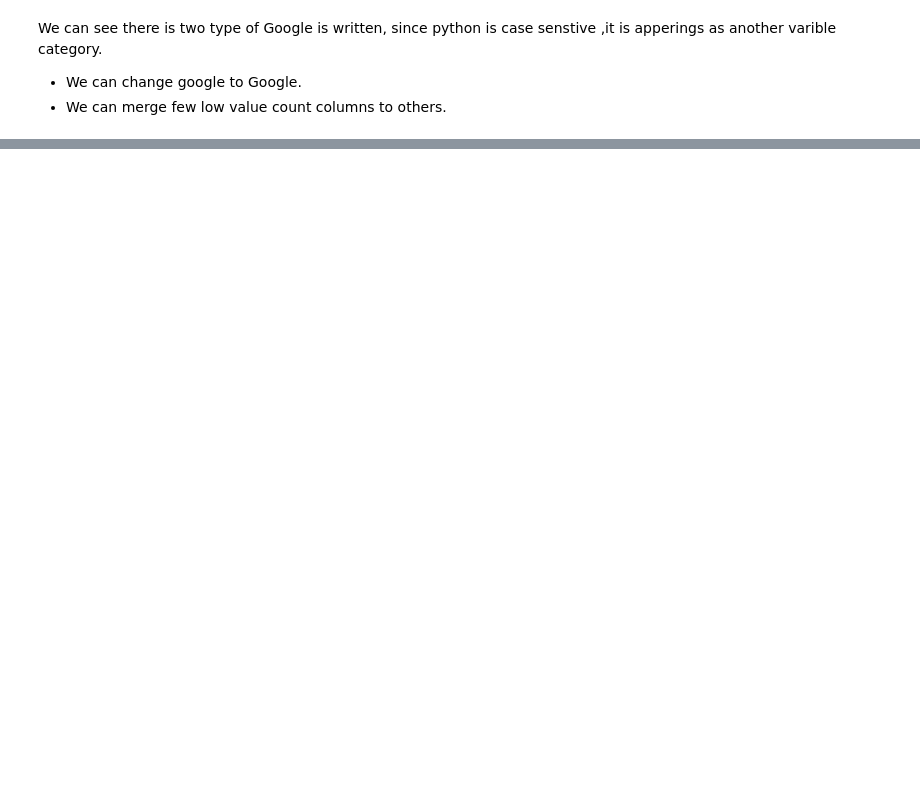
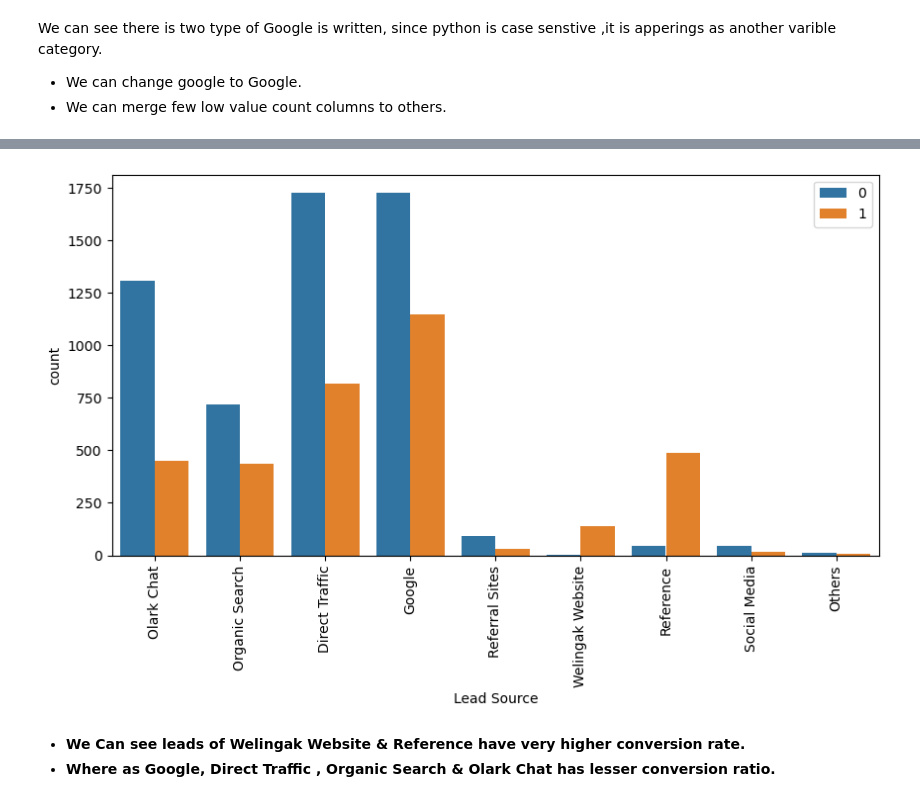
Before and after one commit to charudavis/UpGrad_CaseStudy_Lead, a Jupyter notebook: Lead_Score_Model.ipynb, the cells around one changed output, grey strips where cells are left out. Saved outputs shown, nothing was run; the diff lists cells and outputs as text; code cells hidden in the pictures; blank space fills up the shorter version.

```diff
--- a/Lead_Score_Model.ipynb
+++ b/Lead_Score_Model.ipynb
@@ -128,6 +138,10 @@ Last Notable Activity                             0.00
 dtype: float64
 # %% [markdown]
 - **We dropped the columns having more than 40% null values.**
+# %%
+#Converting 'Select' values to NaN.
+
+leads_df = leads_df.replace('Select', np.nan)
 # %% [markdown]
 Letus check columns one by one & clean them
 # %%
@@ -208,3 +213,7 @@ plt.show()
 We can see there is two type of Google is written, since python is case senstive ,it is apperings as another varible category.
 - We can change google to Google.
 - We can merge few low value count columns to others.
+# %%
+leads_df['Lead Source']=leads_df['Lead Source'].replace("google","Google")
+leads_df['Lead Source']=leads_df['Lead Source'].replace(["Facebook",'youtubechannel','Live Chat'],'Social Media')
+leads_df['Lead Source']=leads_df['Lead Source'].replace(["blog", "Pay per Click Ads","bing","WeLearn","Click2call","welearnblog_Home","testone","Press_Release","NC_EDM"],"Others")
@@ -210,0 +234,12 @@ We can see there is two type of Google is written, since python is case senstive
+# %%
+# Lets do Univariate Analysis of Lead Source
+plt.figure(figsize=(10,5))
+s1=sns.countplot(leads_df['Lead Source'], hue=leads_df['Converted'])
+plt.xticks(rotation=90)
+plt.legend(loc=1)
+plt.show()
+# %% [output]
+[figure, added]
+# %% [markdown]
+ - **We Can see leads of Welingak Website & Reference have very higher conversion rate.**
+ - **Where as Google, Direct Traffic , Organic Search & Olark Chat has lesser conversion ratio.**
```
Also changed, not shown: parts of 13 cells of this notebook.
